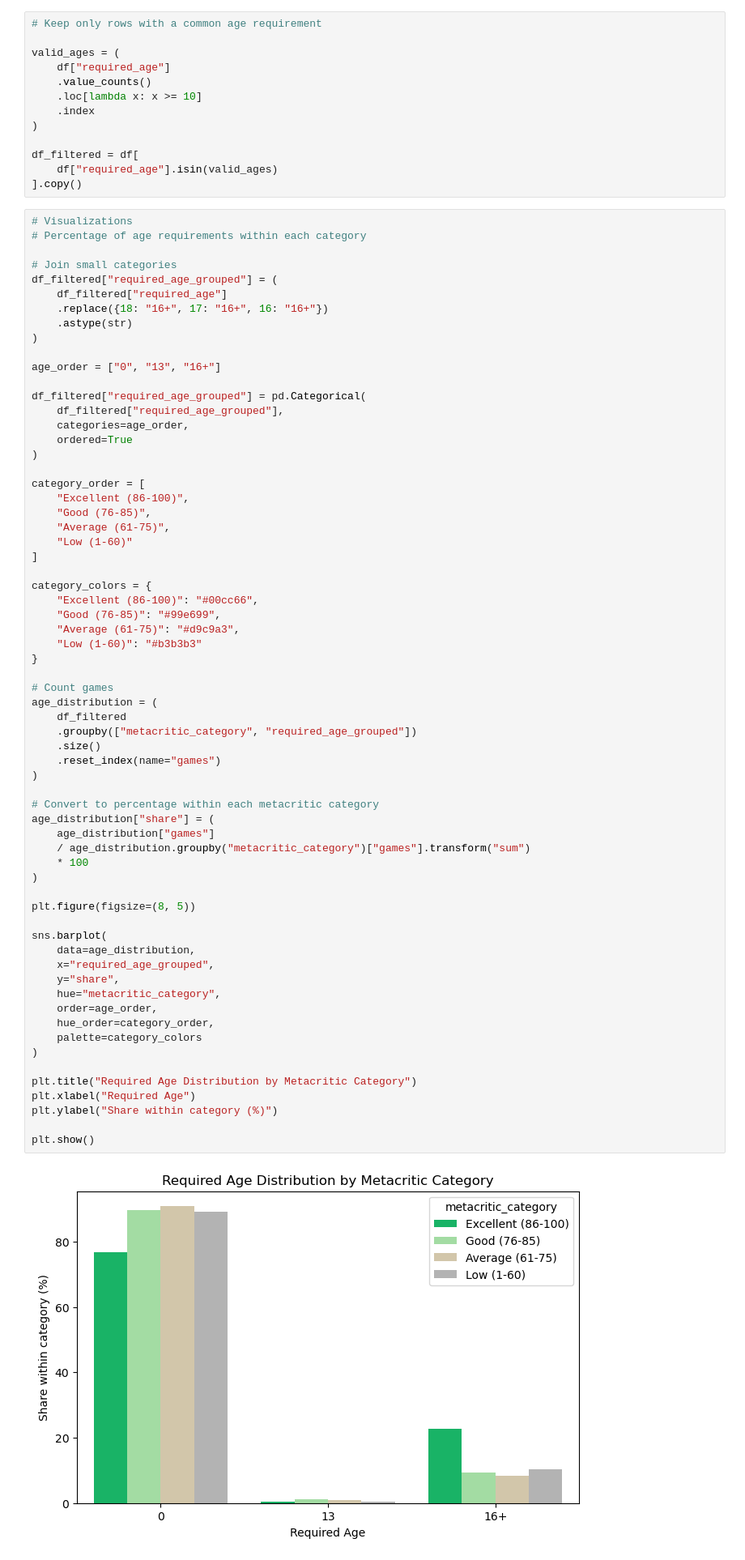
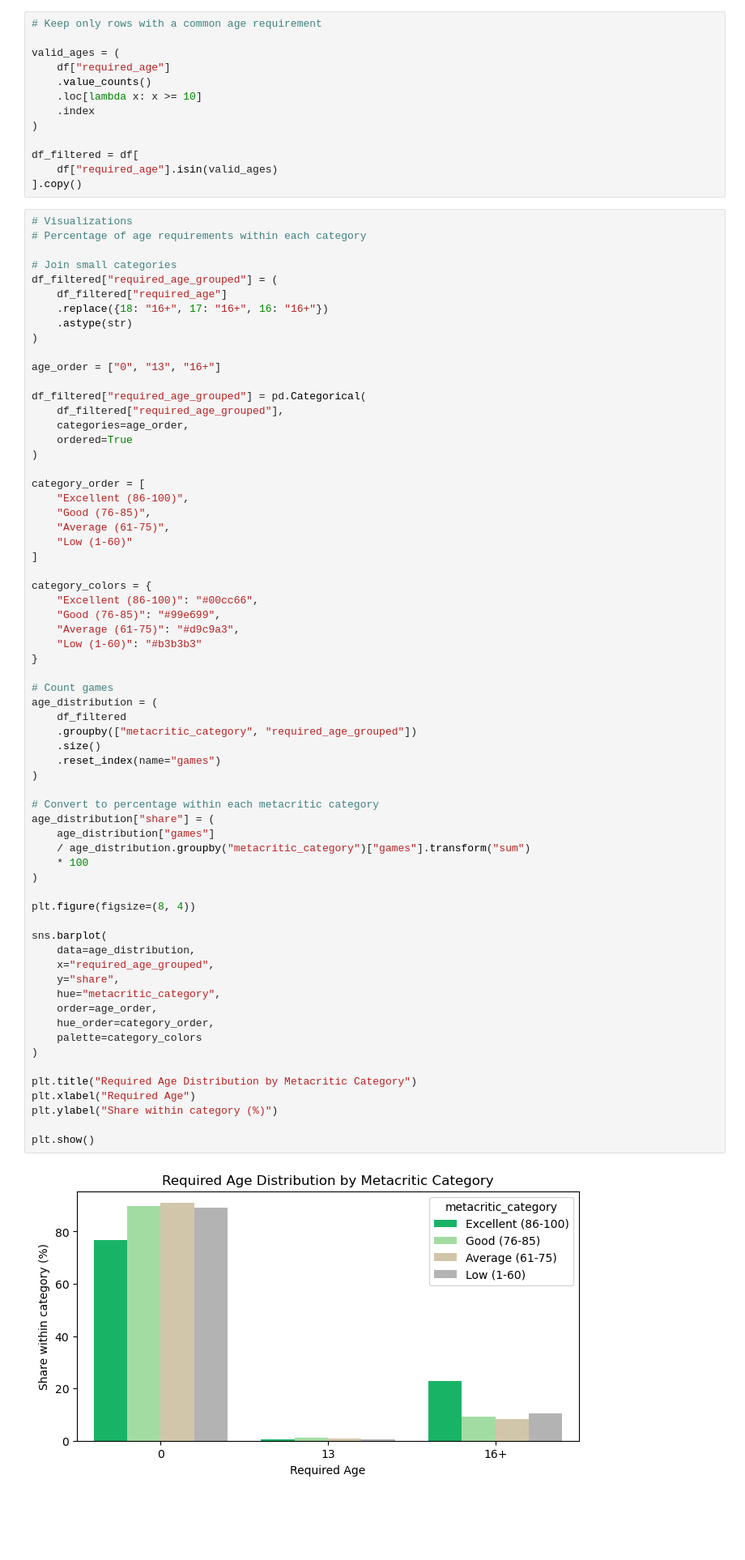
Before and after one commit to annimaijanen/learning-projects, a Jupyter notebook: dashboard_exploration/metacritic_study.ipynb, the cells around one changed output. Shown at 81% size. Drawn from its saved outputs; the diff is of its cells as text; blank space fills up the shorter version.

```diff
--- a/dashboard_exploration/metacritic_study.ipynb
+++ b/dashboard_exploration/metacritic_study.ipynb
@@ -177,35 +174,35 @@ age_distribution = (
     df_filtered
     .groupby(["metacritic_category", "required_age_grouped"])
     .size()
     .reset_index(name="games")
 )
 
 # Convert to percentage within each metacritic category
 age_distribution["share"] = (
     age_distribution["games"]
     / age_distribution.groupby("metacritic_category")["games"].transform("sum")
     * 100
 )
 
-plt.figure(figsize=(8, 5))
+plt.figure(figsize=(8, 4))
 
 sns.barplot(
     data=age_distribution,
     x="required_age_grouped",
     y="share",
     hue="metacritic_category",
     order=age_order,
     hue_order=category_order,
     palette=category_colors
 )
 
 plt.title("Required Age Distribution by Metacritic Category")
 plt.xlabel("Required Age")
 plt.ylabel("Share within category (%)")
 
 plt.show()
 # %% [output]
-[figure, old version]
+[figure, new version]
 # %%
 # Estimated owners distribution within each category
 
```
Also changed, not shown: parts of 4 cells of this notebook.
